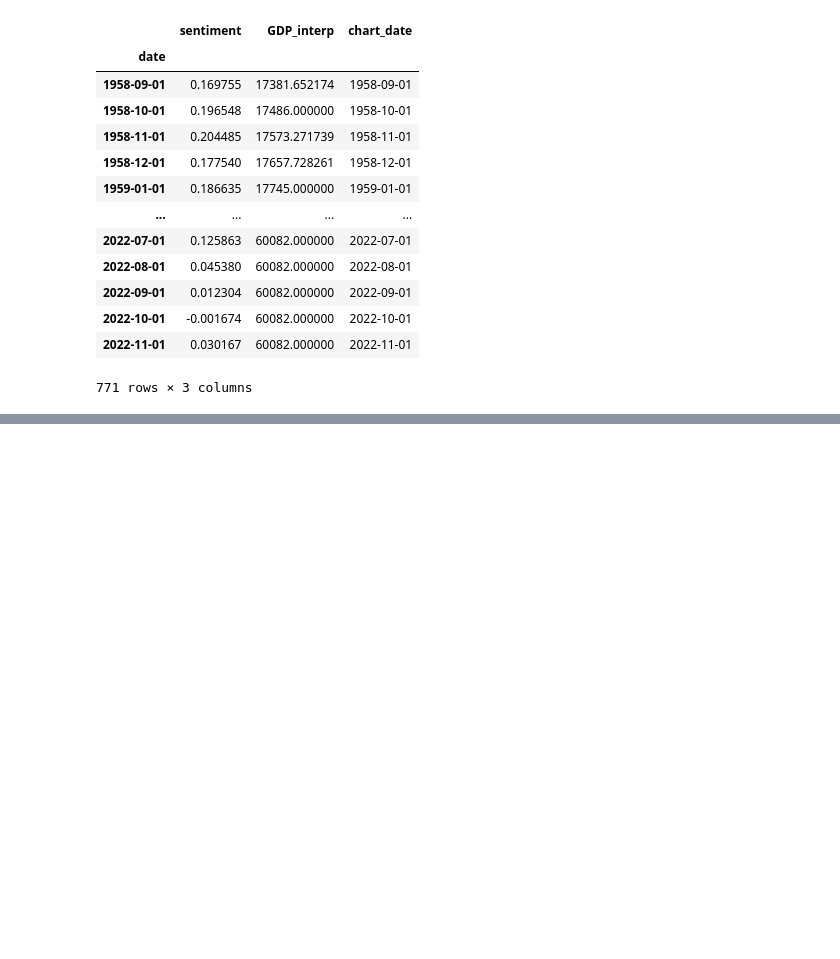
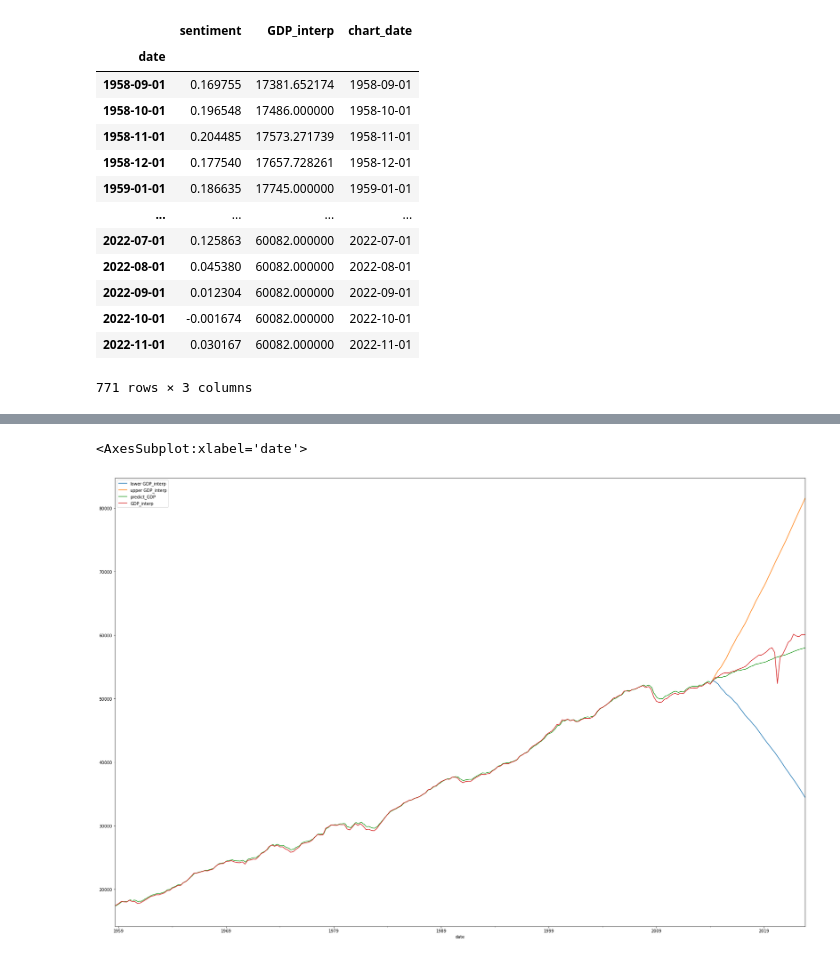
Before and after one commit to jeffreytoller/sentimentpredictor, a Jupyter notebook: model_time_series.ipynb, the cells around one changed output, grey strips where cells are left out. Cells and saved outputs as stored; diff of their text form; code cells hidden in the pictures; blank space fills up the shorter version.

```diff
--- a/model_time_series.ipynb
+++ b/model_time_series.ipynb
@@ -186 +148,16 @@ predict_df.plot(x='chart_date',y=['GDP_interp','predicted_mean'],figsize=(15,10)
+# %%
+confidince = forecast.conf_int().reset_index(drop=True)
+# %%
+cast_df = pd.DataFrame(X_test)
+cast_df = pd.concat([X_test.reset_index(),confidince],axis=1).set_index('date').drop(['sentiment_L19'],axis=1)
+# %%
+cast_df = pd.concat([cast_df,res_df],axis=1)
+# %%
+cast_df['lower GDP_interp'] = cast_df['lower GDP_interp'].cumsum()+52768.652524
+cast_df['upper GDP_interp'] = cast_df['upper GDP_interp'].cumsum()+52768.652524
+# %%
+cast_df.drop(['sentiment_L19','sentiment','chart_date','continuous_low_GDP','continuous_high_GDP'],axis=1).plot(figsize=(30,20))
+# %% [output]
+<AxesSubplot:xlabel='date'>
+[figure, added]
 # %%
```
Also changed, not shown: parts of 17 cells of this notebook.
